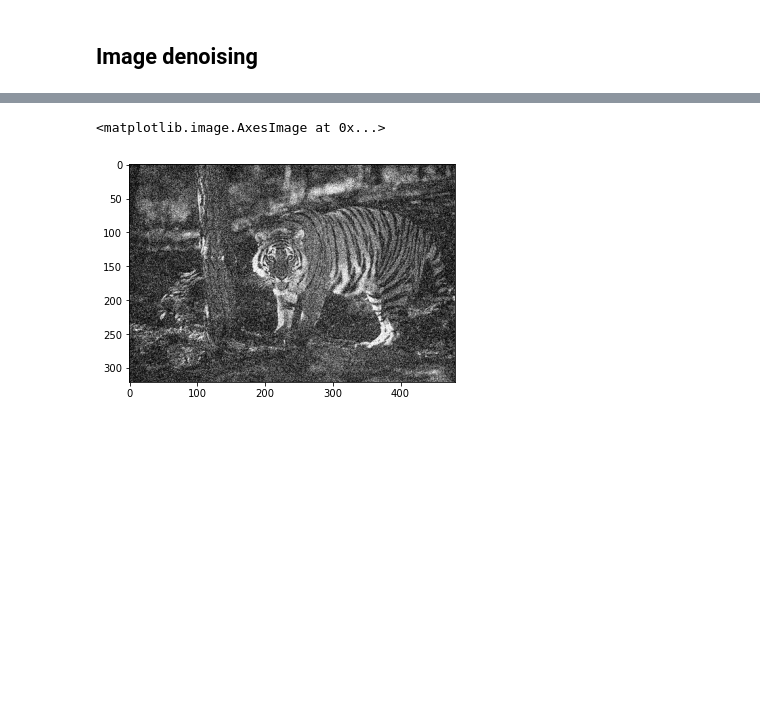
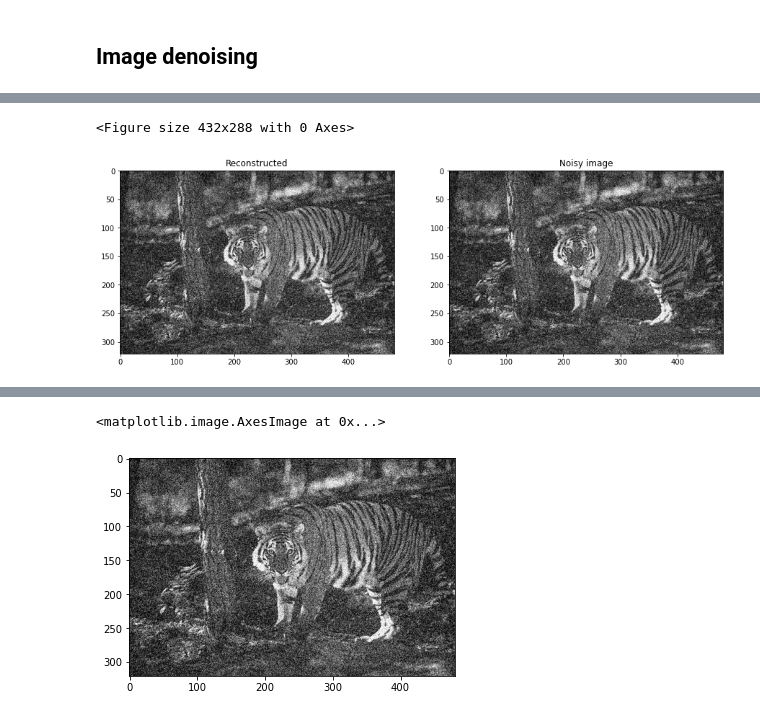
Before and after one commit to AshwinUniyal/Image_denoising, a Jupyter notebook: Untitled.ipynb, the cells around one changed output, grey strips where cells are left out. Cells and saved outputs as stored; diff of their text form; code cells hidden in the pictures; blank space fills up the shorter version.

```diff
--- a/Untitled.ipynb
+++ b/Untitled.ipynb
@@ -13,0 +34,28 @@ image_org = io.imread('0014.png', as_gray=True)
+# %%
+from scipy import fftpack
+
+ft_im = fftshift(fft2(image))
+
+keep_fraction = 0.55
+image_fft2 = ft_im.copy()
+r, c = image_fft2.shape
+image_fft2[int(r*keep_fraction):int(r*(1-keep_fraction))] = 0
+image_fft2[:, int(c*keep_fraction):int(c*(1-keep_fraction))] = 0
+# %%
+#Step 3
+image_new = np.abs(fftpack.ifft2(image_fft2))
+
+plt.figure()
+
+f, (ax1, ax3) = plt.subplots(1, 2, figsize=(15,15))
+ax1.imshow(image_new, cmap="gray")
+ax1.set_title('Reconstructed');
+
+ax3.imshow(image, cmap="gray")
+ax3.set_title('Noisy image');
+
+#plt.imshow(image_new, cmap ='gray')
+#plt.title('Reconstructed Image')
+# %% [output]
+<Figure size 432x288 with 0 Axes>
+[figure, added]
```
Also changed, not shown: parts of 13 cells of this notebook.
